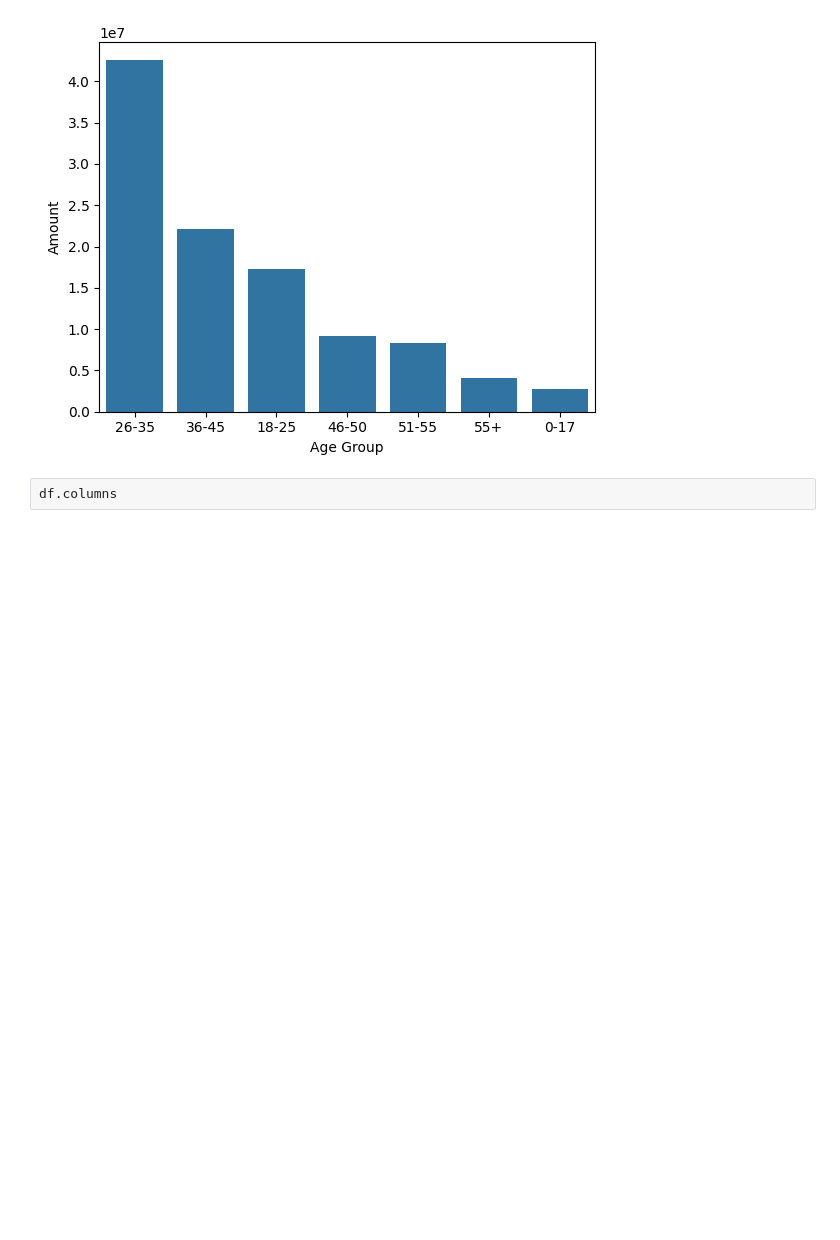
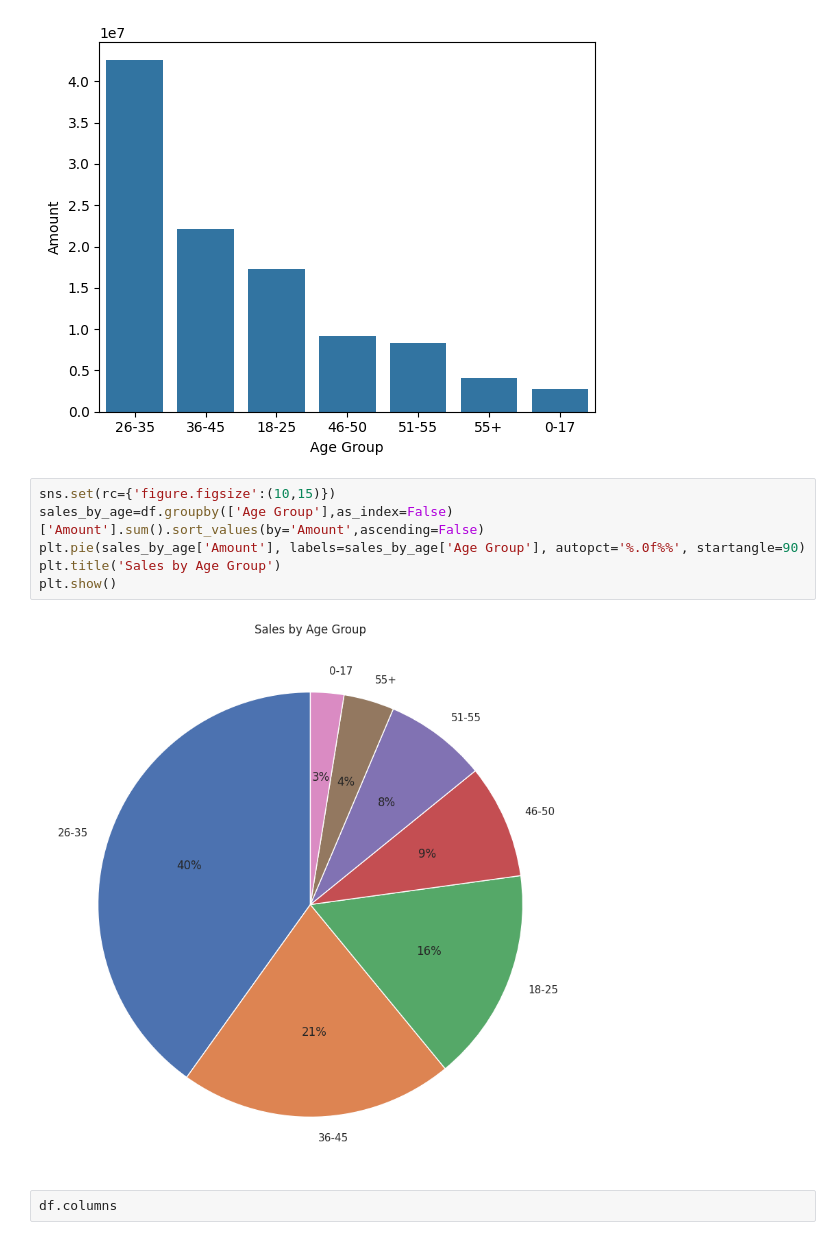
Before and after one commit to SINjini16/Diwali-Sales-Data-Analysis, a Jupyter notebook: diwali_sales_proj.ipynb, the cells around one changed output. Saved outputs shown, nothing was run; the diff lists cells and outputs as text; blank space fills up the shorter version.

```diff
--- a/diwali_sales_proj.ipynb
+++ b/diwali_sales_proj.ipynb
@@ -277,6 +285,14 @@ sns.barplot(x='Age Group',y='Amount',data=sales_age)
 # %% [output]
 <Axes: xlabel='Age Group', ylabel='Amount'>
 [figure]
+# %%
+sns.set(rc={'figure.figsize':(10,15)})
+sales_by_age=df.groupby(['Age Group'],as_index=False)['Amount'].sum().sort_values(by='Amount',ascending=False)
+plt.pie(sales_by_age['Amount'], labels=sales_by_age['Age Group'], autopct='%.0f%%', startangle=90)
+plt.title('Sales by Age Group')
+plt.show()
+# %% [output]
+[figure, added]
 # %%
 df.columns
 # %% [output]
```
Also changed, not shown: parts of 3 cells of this notebook.
